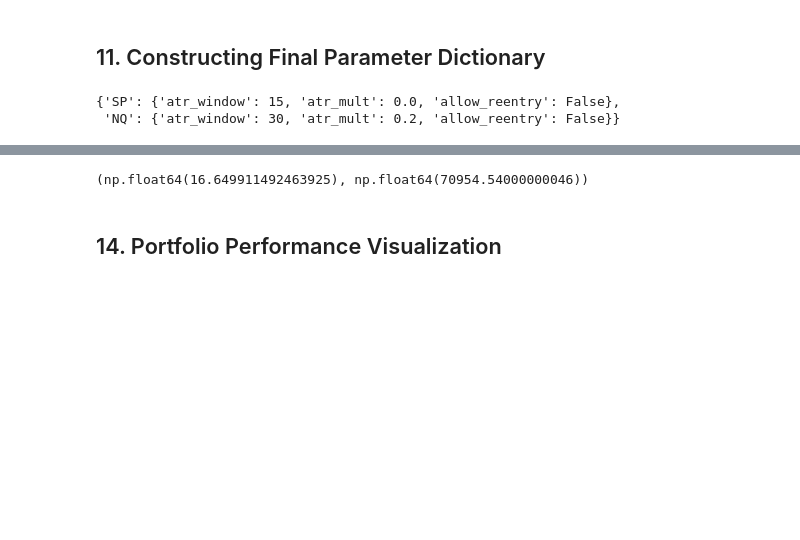
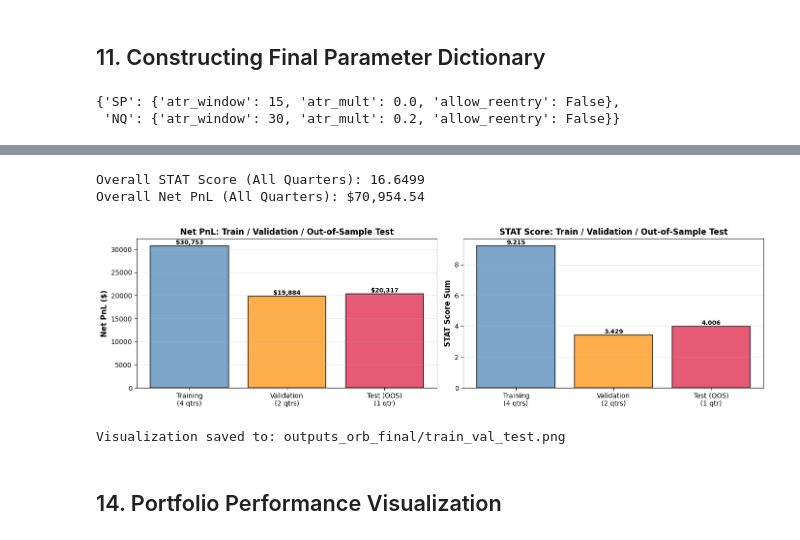
Before and after one commit to wynalazior/HFD-Final-Project, a Jupyter notebook: Testing/Strategy1.ipynb, the cells around one changed output, grey strips where cells are left out. Saved outputs shown, nothing was run; the diff lists cells and outputs as text; code cells hidden in the pictures; blank space fills up the shorter version.

```diff
--- a/Testing/Strategy1.ipynb
+++ b/Testing/Strategy1.ipynb
@@ -575,0 +615,14 @@ best_sp, best_nq
+# %%
+# Extract best parameters based on VALIDATION performance
+best_nq = tune_orb[tune_orb["asset"] == "NQ"].sort_values("val_stat", ascending=False).iloc[0]
+best_sp = tune_orb[tune_orb["asset"] == "SP"].sort_values("val_stat", ascending=False).iloc[0]
+
+print("Best SP parameters (selected on VALIDATION):")
+print(f"  ATR Window: {best_sp['atr_window']}, ATR Mult: {best_sp['atr_mult']}")
+print(f"  Train STAT: {best_sp['train_stat']:.4f}, Val STAT: {best_sp['val_stat']:.4f}")
+
+print("\nBest NQ parameters (selected on VALIDATION):")
+print(f"  ATR Window: {best_nq['atr_window']}, ATR Mult: {best_nq['atr_mult']}")
+print(f"  Train STAT: {best_nq['train_stat']:.4f}, Val STAT: {best_nq['val_stat']:.4f}")
+
+best_sp, best_nq
@@ -674,9 +810,51 @@ FINAL ORB: data1_2025_Q2
 overall_stat = final_summary.loc[final_summary["asset"] == "PORTFOLIO", "stat"].sum()
 overall_netpnl = final_summary.loc[final_summary["asset"] == "PORTFOLIO", "net_cumPnL"].sum()
 
-overall_stat, overall_netpnl
+print(f"Overall STAT Score (All Quarters): {overall_stat:.4f}")
+print(f"Overall Net PnL (All Quarters): ${overall_netpnl:,.2f}")
 # %% [output]
-(np.float64(16.649911492463925), np.float64(70954.54000000046))
+Overall STAT Score (All Quarters): 16.6499
+Overall Net PnL (All Quarters): $70,954.54
+# %%
+# Visualize train / validation / test performance
+fig, axes = plt.subplots(1, 2, figsize=(14, 4))
+
+# Panel 1: Net PnL comparison
+ax1 = axes[0]
+sets = ['Training\n(4 qtrs)', 'Validation\n(2 qtrs)', 'Test (OOS)\n(1 qtr)']
+pnls = [train_metrics["Net PnL"], val_metrics["Net PnL"], test_metrics["Net PnL"]]
+colors = ['steelblue', 'darkorange', 'crimson']
+bars = ax1.bar(sets, pnls, color=colors, alpha=0.7, edgecolor='black', linewidth=1.5)
+ax1.axhline(0, color='red', linestyle='--', linewidth=1)
+ax1.set_ylabel('Net PnL ($)', fontsize=11, fontweight='bold')
+ax1.set_title('Net PnL: Train / Validation / Out-of-Sample Test', fontsize=12, fontweight='bold')
+ax1.grid(True, alpha=0.3, axis='y')
+for bar, pnl in zip(bars, pnls):
+    height = bar.get_height()
+    ax1.text(bar.get_x() + bar.get_width()/2., height,
+             f'${pnl:,.0f}', ha='center', va='bottom' if height > 0 else 'top', fontweight='bold', fontsize=9)
+
+# Panel 2: STAT Score comparison
+ax2 = axes[1]
+stats = [train_metrics["STAT Sum"], val_metrics["STAT Sum"], test_metrics["STAT Sum"]]
+bars = ax2.bar(sets, stats, color=colors, alpha=0.7, edgecolor='black', linewidth=1.5)
+ax2.axhline(0, color='red', linestyle='--', linewidth=1)
+ax2.set_ylabel('STAT Score Sum', fontsize=11, fontweight='bold')
+ax2.set_title('STAT Score: Train / Validation / Out-of-Sample Test', fontsize=12, fontweight='bold')
+ax2.grid(True, alpha=0.3, axis='y')
+for bar, stat in zip(bars, stats):
+    height = bar.get_height()
+    ax2.text(bar.get_x() + bar.get_width()/2., height,
+             f'{stat:.3f}', ha='center', va='bottom' if height > 0 else 'top', fontweight='bold', fontsize=9)
+
+plt.tight_layout()
+plt.savefig("outputs_orb_final/train_val_test.png", dpi=300, bbox_inches='tight')
+plt.show()
+
+print("\nVisualization saved to: outputs_orb_final/train_val_test.png")
+# %% [output]
+[figure, added]
+Visualization saved to: outputs_orb_final/train_val_test.png
 # %% [markdown]
 ## 14. Portfolio Performance Visualization
 # %%
```
Also changed, not shown: parts of 10 cells of this notebook, 6 other files.
